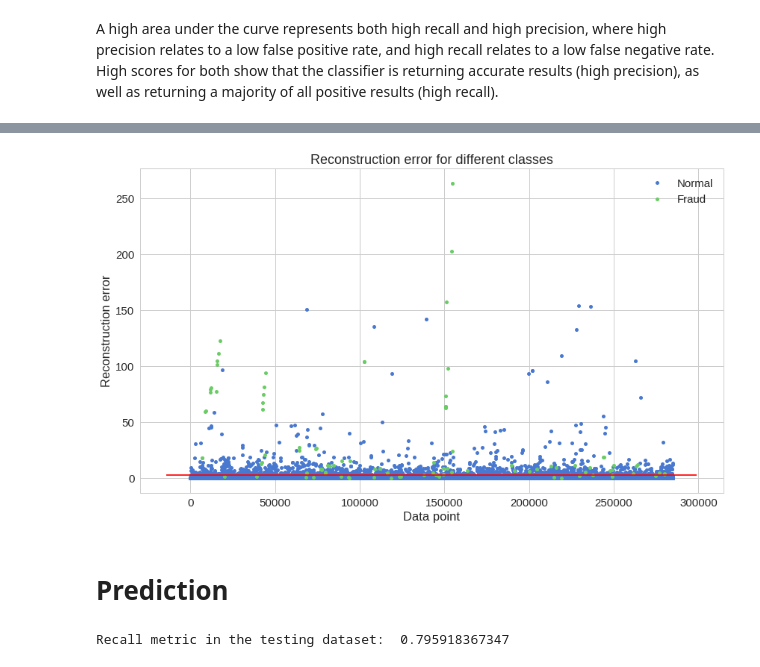
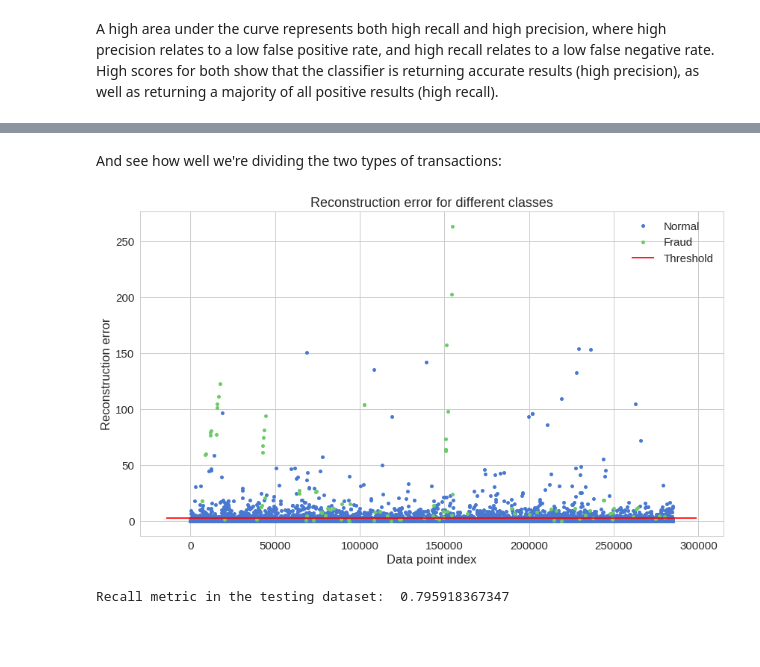
Before and after one commit to curiousily/Credit-Card-Fraud-Detection-using-Autoencoders-in-Keras, a Jupyter notebook: fraud_detection.ipynb, the cells around one changed output, grey strips where cells are left out. Cells and saved outputs as stored; diff of their text form; code cells hidden in the pictures; blank space fills up the shorter version.

```diff
--- a/fraud_detection.ipynb
+++ b/fraud_detection.ipynb
@@ -365,22 +382,22 @@ plt.show()
 # %%
 threshold = 3.0
+# %% [markdown]
+And see how well we're dividing the two types of transactions:
 # %%
-groups = res_df.groupby('true_class')
+groups = error_df.groupby('true_class')
 fig, ax = plt.subplots()
 
 for name, group in groups:
     ax.plot(group.index, group.reconstruction_error, marker='o', ms=5, linestyle='',
             label= "Fraud" if name == 1 else "Normal")
+ax.hlines(threshold, ax.get_xlim()[0], ax.get_xlim()[1], colors="r", zorder=100, label='Threshold')
 ax.legend()
-ax.hlines(threshold, ax.get_xlim()[0], ax.get_xlim()[1], colors="r", zorder=100)
 plt.title("Reconstruction error for different classes")
 plt.ylabel("Reconstruction error")
-plt.xlabel("Data point")
+plt.xlabel("Data point index")
 plt.show();
 # %% [output]
-[figure, old version]
+[figure, new version]
-# %% [markdown]
-# Prediction
 # %%
 y_pred = [1 if e > threshold else 0 for e in res_df.reconstruction_error.values]
 conf_matrix = confusion_matrix(res_df.true_class, y_pred)
```
Also changed, not shown: parts of 7 cells of this notebook.
